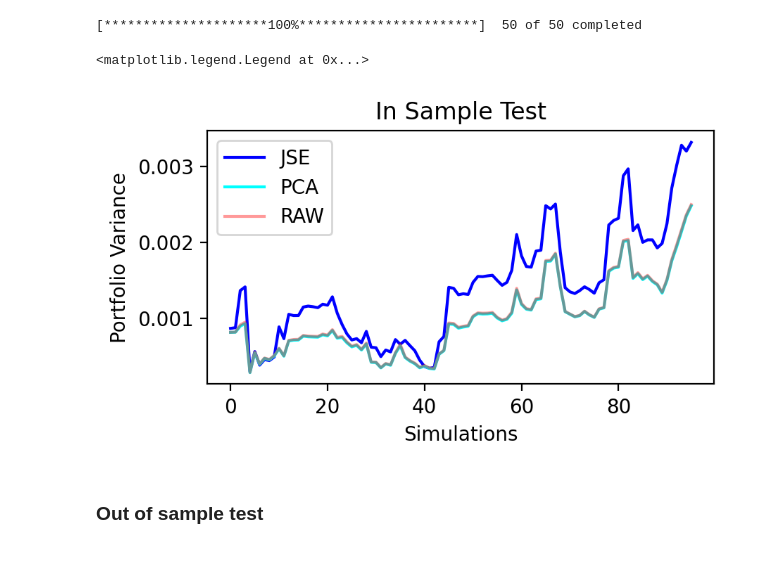
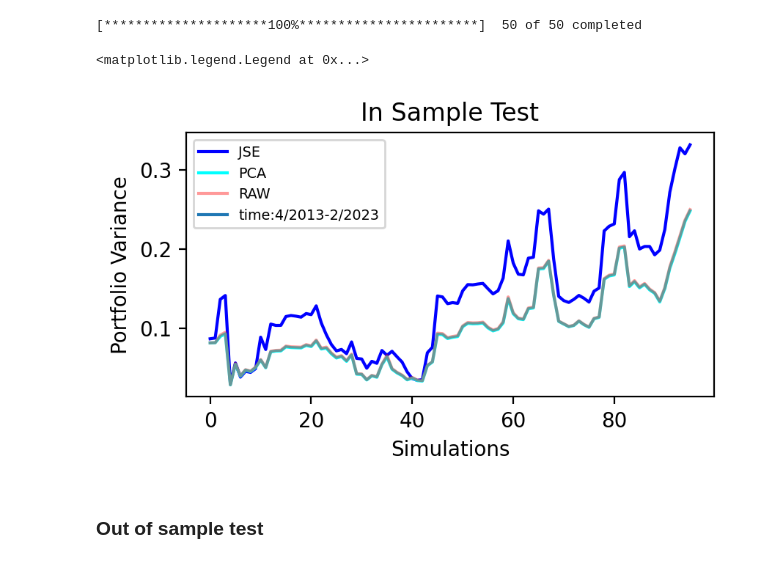
Before and after one commit to simonribas3/HITM_Research, a Jupyter notebook: JSE_IS_OS_BT.ipynb, the cells around one changed output. Saved outputs shown, nothing was run; the diff lists cells and outputs as text; code cells hidden in the pictures.

Commit message:
added time component to bias test and legends

```diff
--- a/JSE_IS_OS_BT.ipynb
+++ b/JSE_IS_OS_BT.ipynb
@@ -5,6 +5,7 @@ import pandas as pd
 import math
 import numpy as np
 import datetime as dt
+import time
 import yfinance as yf
 from numpy import linalg as la
 from pandas_datareader import data as pdr
@@ -115,9 +116,9 @@ def inSampleTest(period: str, return_type: str, num_assets: int, tframe: int):
 
         #variances
 
-        jse_var = np.dot(w_Ejse, np.dot(tempSample_cov, w_Ejse))
-        pca_var = np.dot(w_Epca, np.dot(tempSample_cov, w_Epca))
-        raw_var = np.dot(w_raw, np.dot(tempSample_cov, w_raw))
+        jse_var = np.dot(w_Ejse.T, np.dot(tempSample_cov, w_Ejse))*100
+        pca_var = np.dot(w_Epca.T, np.dot(tempSample_cov, w_Epca))*100
+        raw_var = np.dot(w_raw.T, np.dot(tempSample_cov, w_raw))*100
 
         #appending current in sample variance to the list
 
@@ -125,7 +126,13 @@ def inSampleTest(period: str, return_type: str, num_assets: int, tframe: int):
         varPCA.append(pca_var)
         varRAW.append(raw_var)
 
-    return varJSE, varPCA, varRAW
+    first_year, first_month = sampleData_pct.index[0].year, sampleData_pct.index[0].month
+
+    last_year, last_month = sampleData_pct.index[-1].year, sampleData_pct.index[-1].month
+
+    time_horizon = str(f'time:{first_month}/{first_year}-{last_month}/{last_year}')
+
+    return varJSE, varPCA, varRAW, time_horizon
 
 def outSampleTest(period, return_type, num_assets, tframe):
     #pulling and cleaning data
@@ -185,8 +192,14 @@ def outSampleTest(period, return_type, num_assets, tframe):
     pca_var = statistics.variance(p_returnPCA)
     raw_var = statistics.variance(p_returnRAW)
 
+    first_year, first_month = sampleData_pct.index[0].year, sampleData_pct.index[0].month
 
-    return jse_var, pca_var, raw_var #variance of portfolio returns
+    last_year, last_month = sampleData_pct.index[-1].year, sampleData_pct.index[-1].month
+
+    time_horizon = str(f'time:{first_month}/{first_year}-{last_month}/{last_year}')
+
+
+    return jse_var, pca_var, raw_var, time_horizon #variance of portfolio returns
 
 #bias test returns a list of standard deviations for JSE, PCA, RAW. It is our job to use a sliding window after this is done
 
@@ -265,26 +278,38 @@ def biasTest(period, return_type, num_assets, tframe):
         subPCA.append(np.std(pnorm_PCA[i:50+i]))
 
 
-    return subJSE, subPCA, subRAW, iterations
+
+    #we will try and get the time horizon to print return a string: 4/1/20 - 8/1/22
+
+    #first we need to get the first date of the the first data frame
+
+    first_year, first_month = sampleData_pct.index[0].year, sampleData_pct.index[0].month
+
+    last_year, last_month = sampleData_pct.index[-1].year, sampleData_pct.index[-1].month
+
+    time_horizon = str(f'time:{first_month}/{first_year}-{last_month}/{last_year}')
+
+    return subJSE, subPCA, subRAW, iterations, time_horizon
 # %% [markdown]
 ### In sample test
 # %%
-varJSE, varPCA, varRAW = inSampleTest('10y', '1mo', 50, 24)
+varJSE, varPCA, varRAW, time_horizon1 = inSampleTest('10y', '1mo', 50, 24)
 # %% [output]
 [*********************100%***********************]  50 of 50 completed
 # %%
 fig_1 = plt.figure(figsize=(4,2), dpi = 200)
 axes_1 = fig_1.add_axes([0.1,0.1, 0.9, 0.9])
 axes_1.set_xlabel('Simulations')
 axes_1.set_ylabel('Portfolio Variance')
 axes_1.set_title('In Sample Test')
 axes_1.plot(varJSE, label = 'JSE', color = '#0000FF')
 axes_1.plot(varPCA, label = 'PCA', color = '#00FFFF')
 axes_1.plot(varRAW, label = 'RAW', color = 'red', alpha = 0.4)
-axes_1.legend(loc = 0) #upper right: 1, upper left: 2, lower left: 3, lower right: 4 like the four quadrants
+axes_1.plot([], [], '', label = time_horizon1)
+axes_1.legend(loc = 0, fontsize = 'x-small') #upper right: 1, upper left: 2, lower left: 3, lower right: 4 like the four quadrants
 # %% [output]
 <matplotlib.legend.Legend at 0x...>
-[figure, old version]
+[figure, new version]
 # %% [markdown]
 ### Out of sample test
 # %%
```
Also changed, not shown: parts of 2 cells of this notebook.
